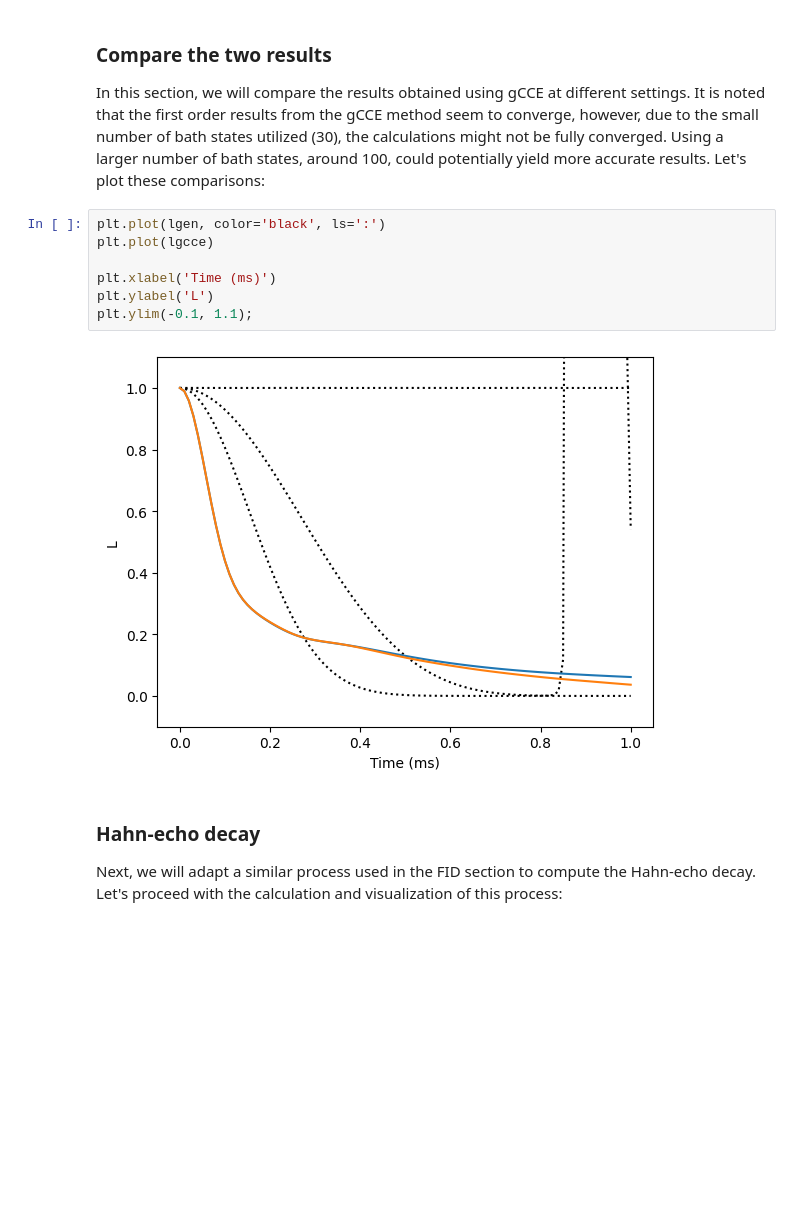
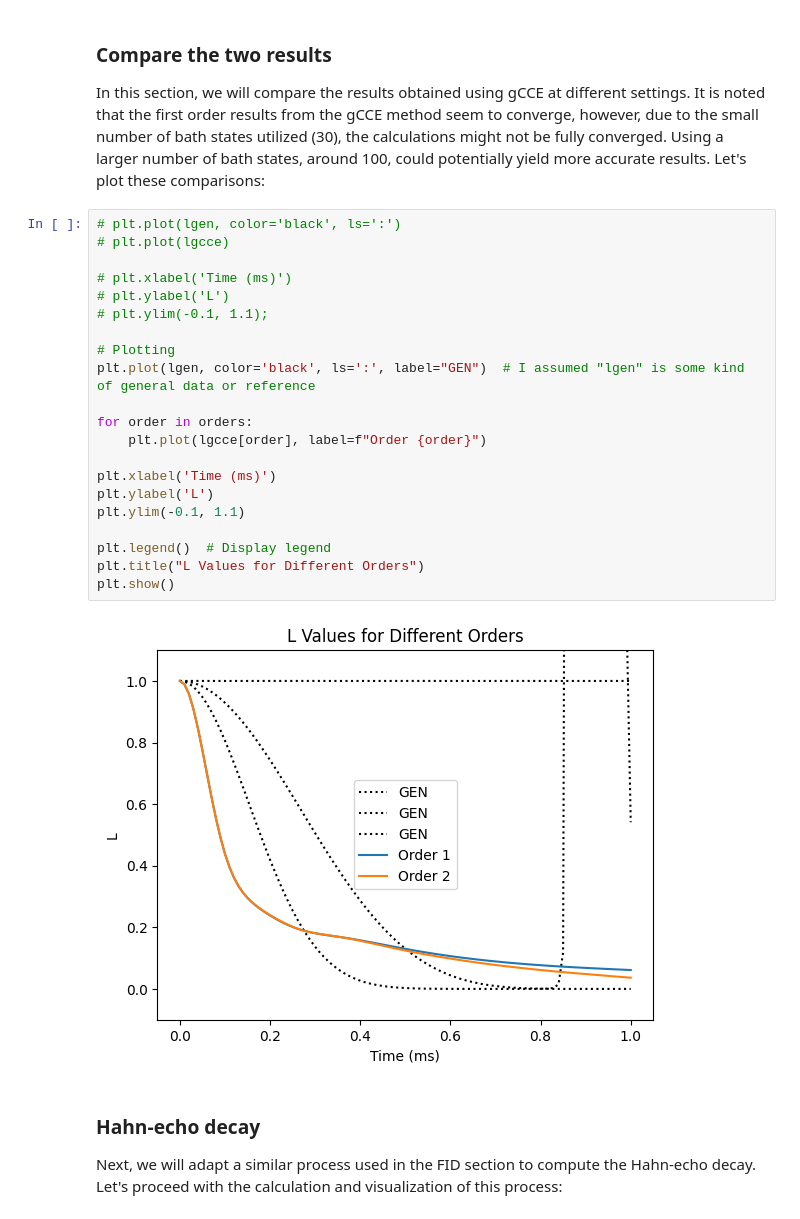
Before and after one commit to aoneillmark/Capstone, a Jupyter notebook: Tutorials/VV in SiC.ipynb, the cells around one changed output. Saved outputs shown, nothing was run; the diff lists cells and outputs as text; blank space fills up the shorter version.

```diff
--- a/Tutorials/VV in SiC.ipynb
+++ b/Tutorials/VV in SiC.ipynb
@@ -330,14 +334,28 @@ lgcce = pd.DataFrame(lgcce, columns=time_space, index=orders).T
 ### Compare the two results
 In this section, we will compare the results obtained using gCCE at different settings. It is noted that the first order results from the gCCE method seem to converge, however, due to the small number of bath states utilized (30), the calculations might not be fully converged. Using a larger number of bath states, around 100, could potentially yield more accurate results. Let's plot these comparisons:
 # %%
-plt.plot(lgen, color='black', ls=':')
-plt.plot(lgcce)
+# plt.plot(lgen, color='black', ls=':')
+# plt.plot(lgcce)
+
+# plt.xlabel('Time (ms)')
+# plt.ylabel('L')
+# plt.ylim(-0.1, 1.1);
+
+# Plotting
+plt.plot(lgen, color='black', ls=':', label="GEN")  # I assumed "lgen" is some kind of general data or reference
+
+for order in orders:
+    plt.plot(lgcce[order], label=f"Order {order}")
 
 plt.xlabel('Time (ms)')
 plt.ylabel('L')
-plt.ylim(-0.1, 1.1);
+plt.ylim(-0.1, 1.1)
+
+plt.legend()  # Display legend
+plt.title("L Values for Different Orders")
+plt.show()
 # %% [output]
-[figure, old version]
+[figure, new version]
 # %% [markdown]
 ### Hahn-echo decay
 Next, we will adapt a similar process used in the FID section to compute the Hahn-echo decay. Let's proceed with the calculation and visualization of this process:
```
Also changed, not shown: parts of 2 cells of this notebook, 4 other files.
